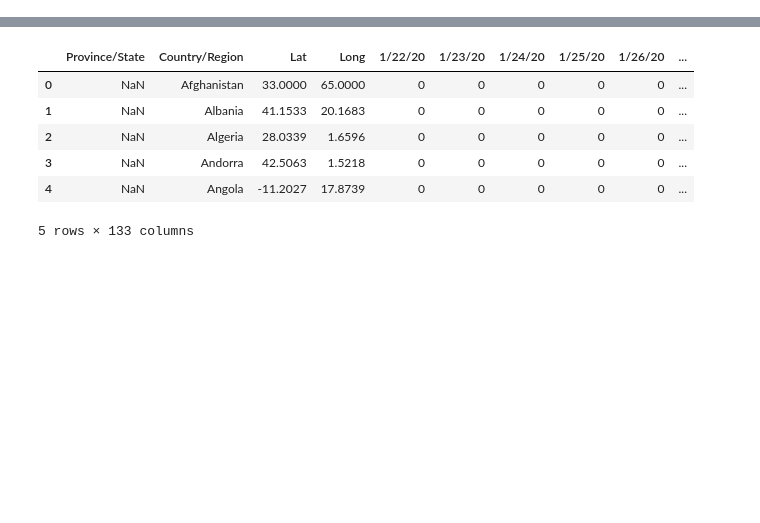
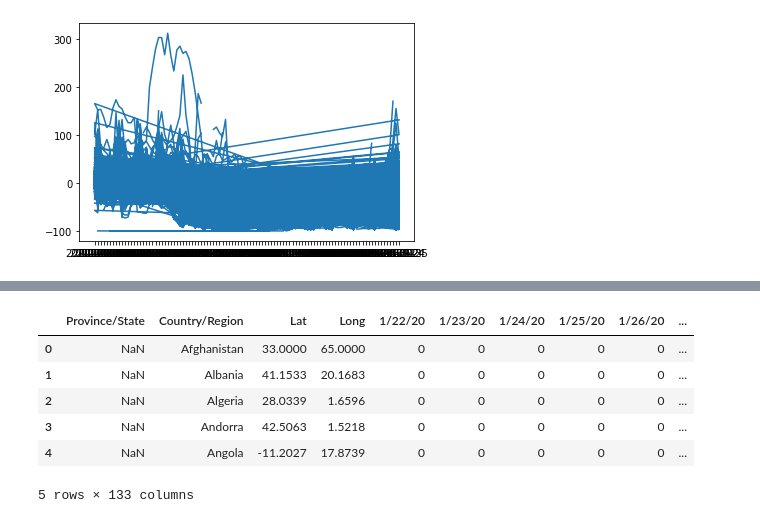
Before and after one commit to bradylange/covid-19-human-factors, a Jupyter notebook: COVID Data analysis.ipynb, the cells around one changed output, grey strips where cells are left out. Drawn from its saved outputs; the diff is of its cells as text; code cells hidden in the pictures; blank space fills up the shorter version.

```diff
--- a/COVID Data analysis.ipynb
+++ b/COVID Data analysis.ipynb
@@ -13,3 +13,10 @@ movement.head()
 | 2 | AE | United Arab Emirates | NaN | NaN | 2020-02-17 | -1.0 | ... |
 | 3 | AE | United Arab Emirates | NaN | NaN | 2020-02-18 | -2.0 | ... |
 | 4 | AE | United Arab Emirates | NaN | NaN | 2020-02-19 | -2.0 | ... |
+# %%
+x = movement.date
+y = movement.retail_and_recreation_percent_change_from_baseline
+plt.plot(x,y)
+plt.show()
+# %% [output]
+[figure, added]
```
Also changed, not shown: parts of 5 cells of this notebook.
